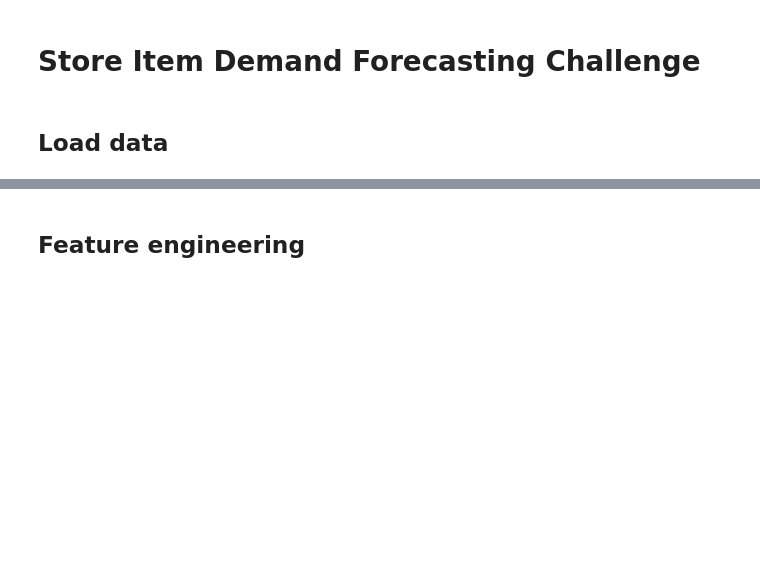
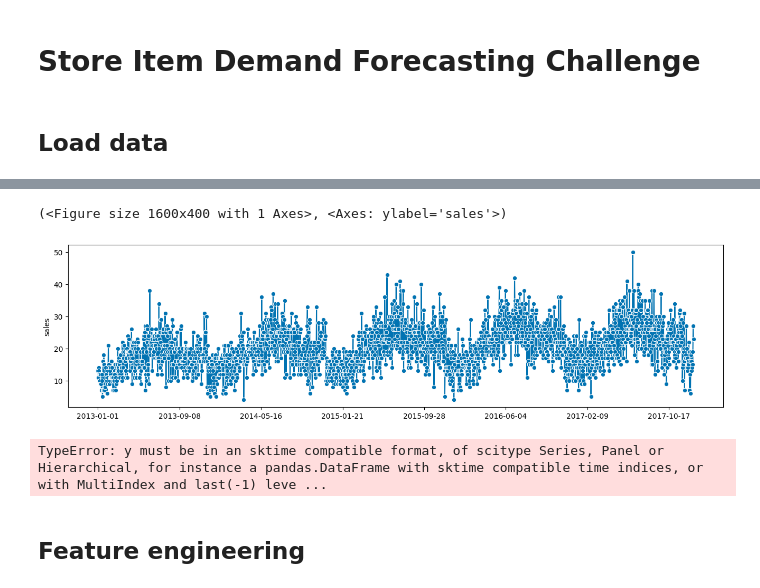
Before and after one commit to mateuszkasprowicz/linear-trees, a Jupyter notebook: notebooks/store_demand.ipynb, the cells around one changed output, grey strips where cells are left out. Drawn from its saved outputs; the diff is of its cells as text; code cells hidden in the pictures; blank space fills up the shorter version.

Commit message:
Add sktime elements to store_demand.ipynb

```diff
--- a/notebooks/store_demand.ipynb
+++ b/notebooks/store_demand.ipynb
@@ -29,8 +42,16 @@ data.info()
+# %%
+data = data.set_index(pd.to_datetime(data.date).dt.to_period(freq="D")).drop(columns="date")
 # %%
 y = data["sales"]
 X = data.drop(columns=["sales"])
+# %%
+plot_series(y.loc[data.store.eq(1) & data.item.eq(1)])
+# %% [output]
+(<Figure size 1600x400 with 1 Axes>, <Axes: ylabel='sales'>)
+[figure, added]
 # %%
-# Change to Time Series Split
-# X_train, X_test, y_train, y_test = train_test_split(X, y, test_size=0.3, random_state=RANDOM_STATE)
+X_train, X_test, y_train, y_test = temporal_train_test_split(y, X, test_size=0.3)
+# %% [output]
+TypeError: y must be in an sktime compatible format, of scitype Series, Panel or Hierarchical, for instance a pandas.DataFrame with sktime compatible time indices, or with MultiIndex and last(-1) leve ...
 # %% [markdown]
 ## Feature engineering
```
Also changed, not shown: parts of 10 cells of this notebook.
